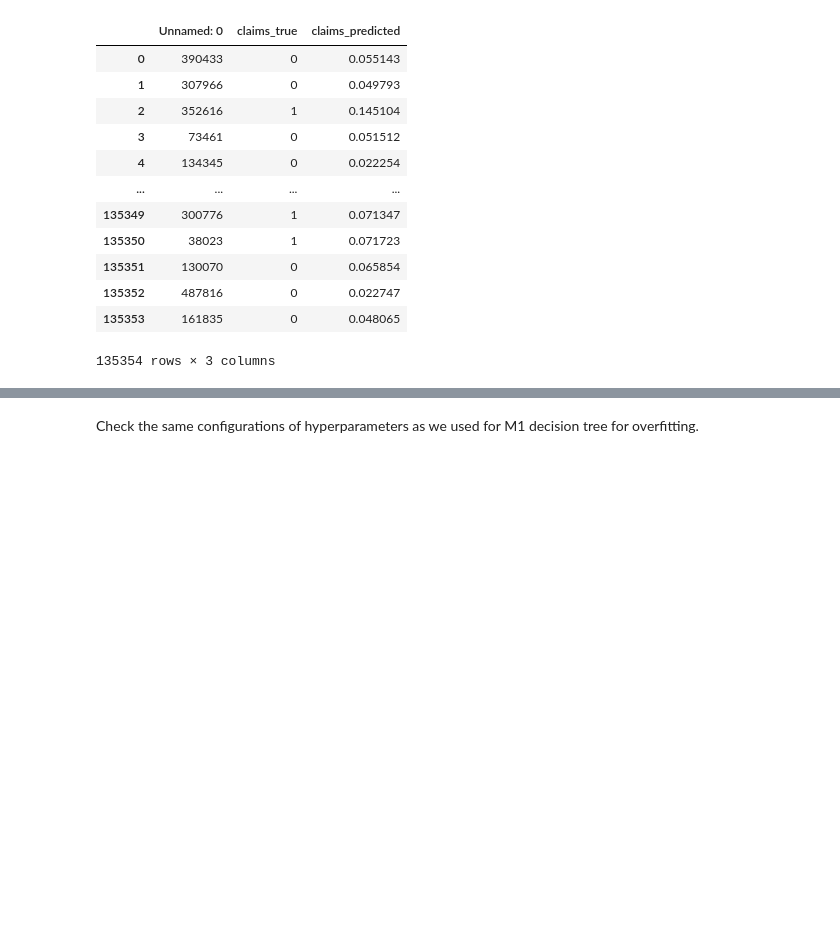
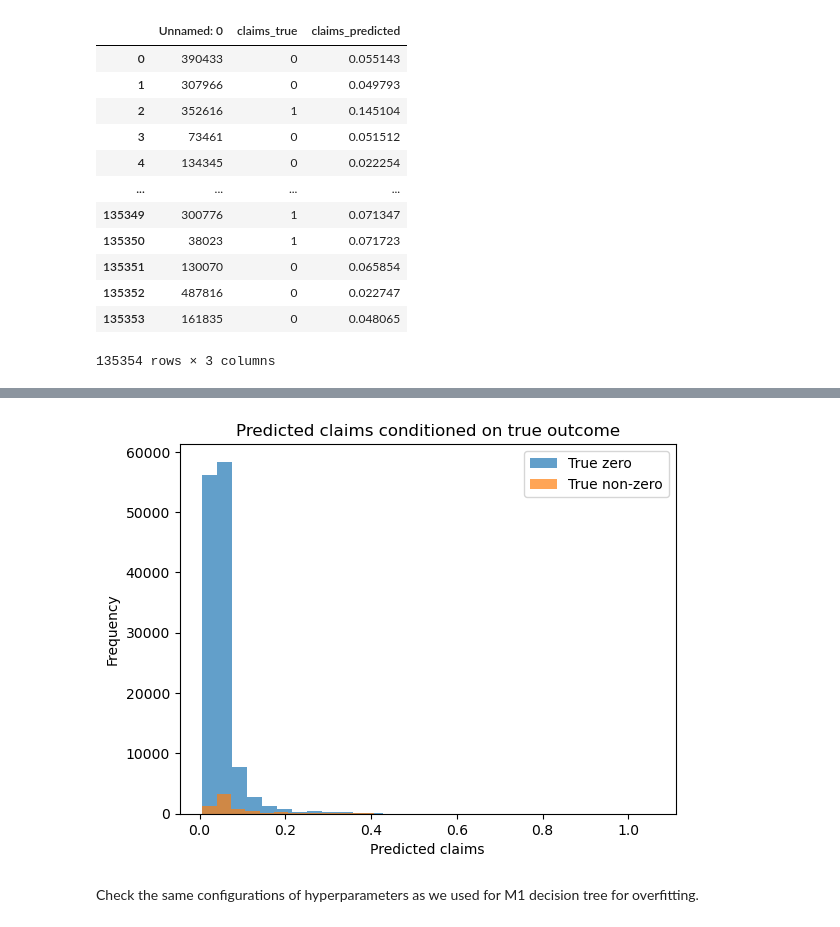
Before and after one commit to Simon-Simonsen/ML-project, a Jupyter notebook: M3.ipynb, the cells around one changed output, grey strips where cells are left out. Cells and saved outputs as stored; diff of their text form; code cells hidden in the pictures; blank space fills up the shorter version.

```diff
--- a/M3.ipynb
+++ b/M3.ipynb
@@ -170,3 +215,17 @@ plt.legend()
+# %%
+import numpy as np
+
+is_zero = y_true == 0
+
+plt.hist(y_pred[is_zero], bins=30, alpha=0.7, label='True zero')
+plt.hist(y_pred[~is_zero], bins=30, alpha=0.7, label='True non-zero')
+plt.xlabel("Predicted claims")
+plt.ylabel("Frequency")
+plt.legend()
+plt.title("Predicted claims conditioned on true outcome")
+plt.show()
+# %% [output]
+[figure, added]
 # %% [markdown]
 Check the same configurations of hyperparameters as we used for M1 decision tree for overfitting.
 # %%
```
Also changed, not shown: parts of 4 cells of this notebook, 1 other file.
